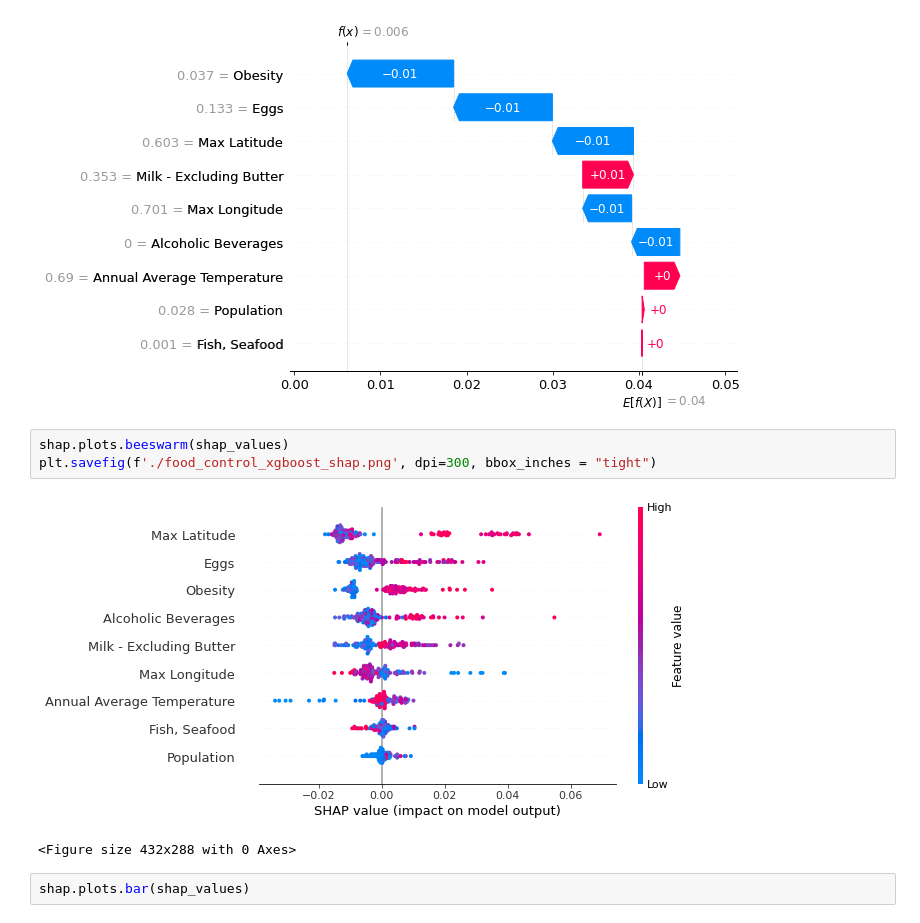
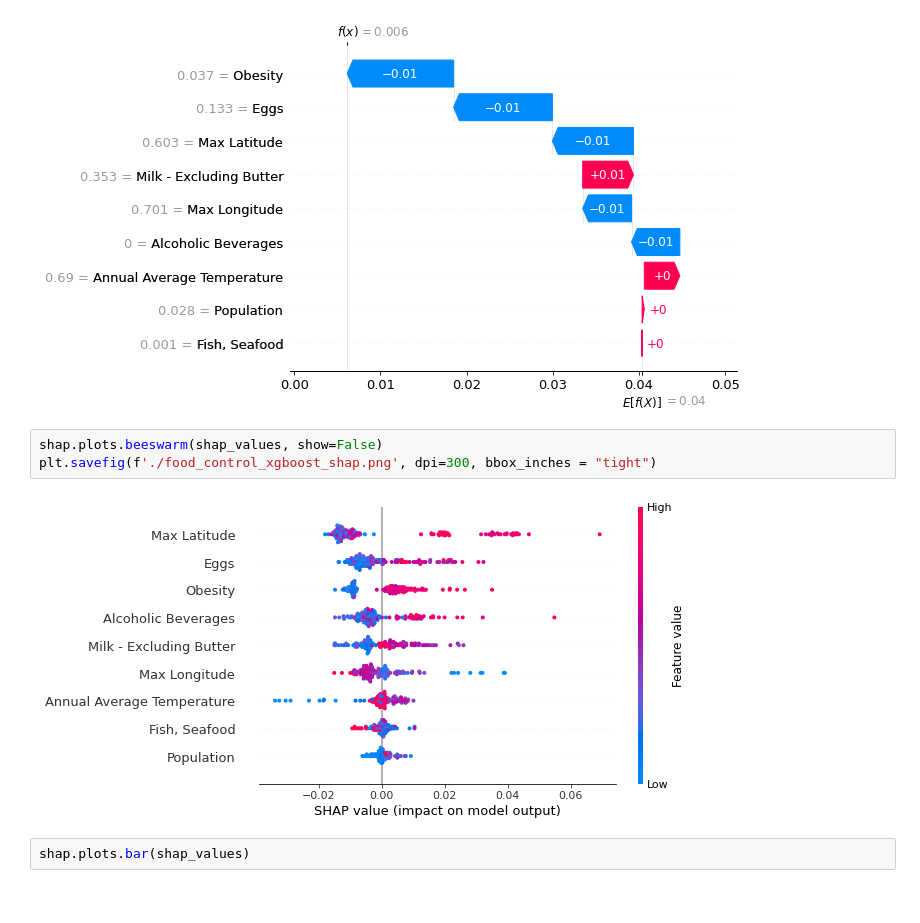
Before and after one commit to risto-trajanov/covid-19-explainable-healthy-diet, a Jupyter notebook: regression/xgboost_food_control_only_deaths_prediction.ipynb, the cells around one changed output. Saved outputs shown, nothing was run; the diff lists cells and outputs as text.

```diff
--- a/regression/xgboost_food_control_only_deaths_prediction.ipynb
+++ b/regression/xgboost_food_control_only_deaths_prediction.ipynb
@@ -131,11 +131,10 @@ shap.plots.waterfall(shap_values[0])
 # %% [output]
 [figure]
 # %%
-shap.plots.beeswarm(shap_values)
+shap.plots.beeswarm(shap_values, show=False)
 plt.savefig(f'./food_control_xgboost_shap.png', dpi=300, bbox_inches = "tight")
 # %% [output]
-[figure, old version]
+[figure, new version]
-<Figure size 432x288 with 0 Axes>
 # %%
 shap.plots.bar(shap_values)
 # %% [output]
```
Also changed, not shown: 13 other files.
